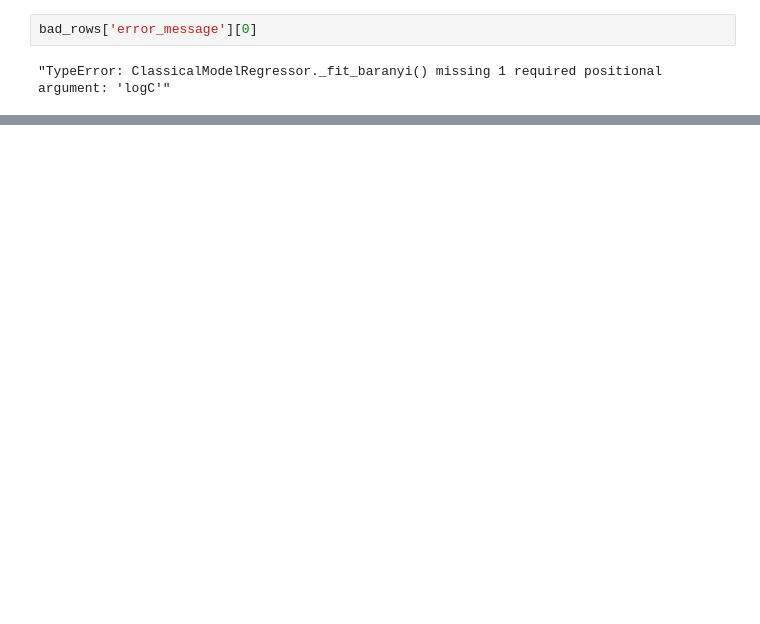
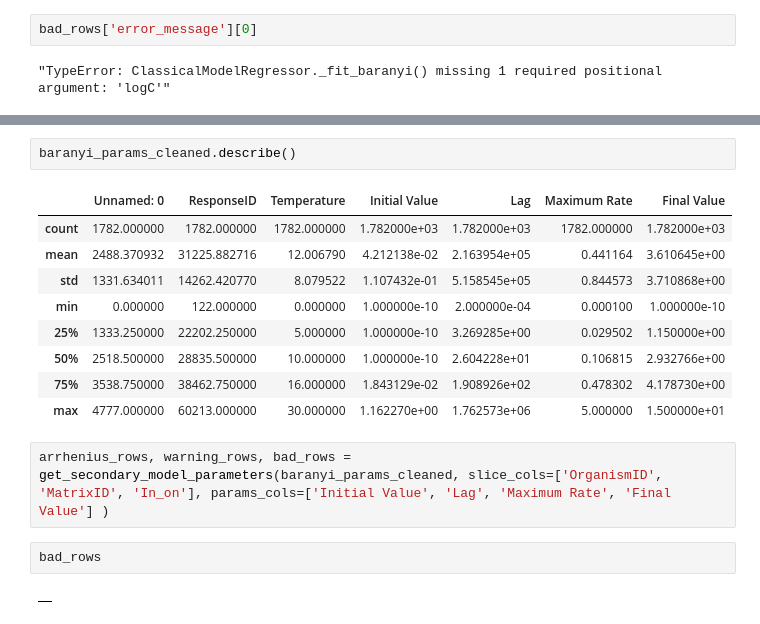
Before and after one commit to lulutinee/safer_food, a Jupyter notebook: notebooks/JYL_sandbox.ipynb, the cells around one changed output, grey strips where cells are left out. Drawn from its saved outputs; the diff is of its cells as text; blank space fills up the shorter version.

```diff
--- a/notebooks/JYL_sandbox.ipynb
+++ b/notebooks/JYL_sandbox.ipynb
@@ -890,0 +1475,18 @@ baranyi_parameters.to_csv('baranyi parameters.csv', sep='\t')
+# %%
+baranyi_params_cleaned.describe()
+# %% [output]
+|  | Unnamed: 0 | ResponseID | Temperature | Initial Value | Lag | Maximum Rate | Final Value |
+| count | 1782.000000 | 1782.000000 | 1782.000000 | 1.782000e+03 | 1.782000e+03 | 1782.000000 | 1.782000e+03 |
+| mean | 2488.370932 | 31225.882716 | 12.006790 | 4.212138e-02 | 2.163954e+05 | 0.441164 | 3.610645e+00 |
+| std | 1331.634011 | 14262.420770 | 8.079522 | 1.107432e-01 | 5.158545e+05 | 0.844573 | 3.710868e+00 |
+| min | 0.000000 | 122.000000 | 0.000000 | 1.000000e-10 | 2.000000e-04 | 0.000100 | 1.000000e-10 |
+| 25% | 1333.250000 | 22202.250000 | 5.000000 | 1.000000e-10 | 3.269285e+00 | 0.029502 | 1.150000e+00 |
+| 50% | 2518.500000 | 28835.500000 | 10.000000 | 1.000000e-10 | 2.604228e+01 | 0.106815 | 2.932766e+00 |
+| 75% | 3538.750000 | 38462.750000 | 16.000000 | 1.843129e-02 | 1.908926e+02 | 0.478302 | 4.178730e+00 |
+| max | 4777.000000 | 60213.000000 | 30.000000 | 1.162270e+00 | 1.762573e+06 | 5.000000 | 1.500000e+01 |
+# %%
+arrhenius_rows, warning_rows, bad_rows = get_secondary_model_parameters(baranyi_params_cleaned, slice_cols=['OrganismID', 'MatrixID', 'In_on'], params_cols=['Initial Value', 'Lag', 'Maximum Rate', 'Final Value'] )
+# %%
+bad_rows
+# %% [output]
+|  |
```
Also changed, not shown: parts of 34 cells of this notebook.
